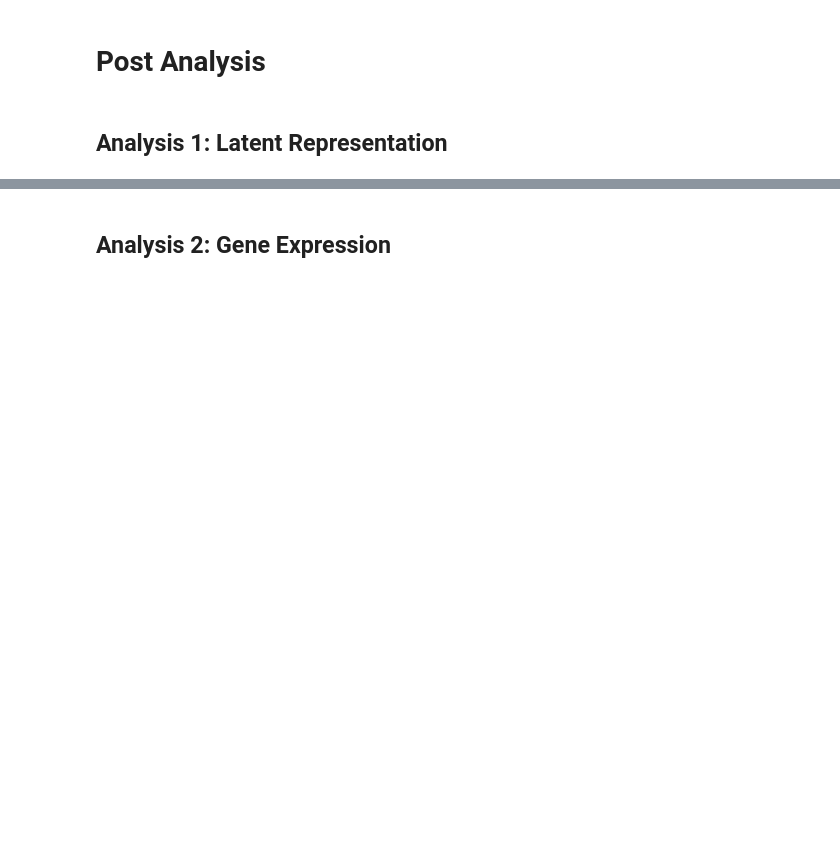
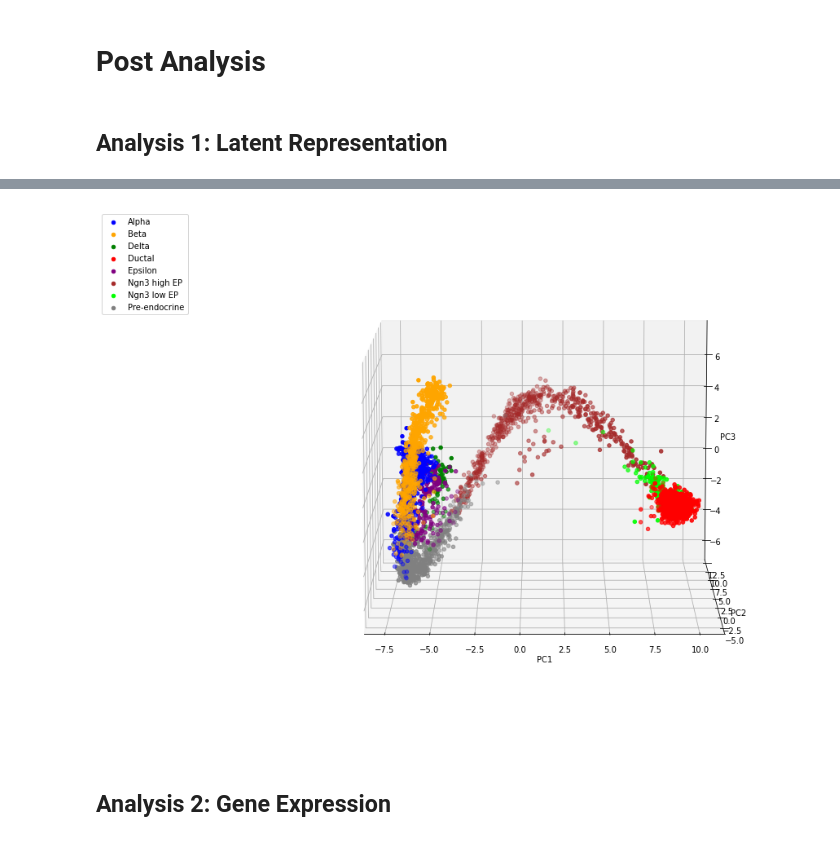
Before and after one commit to welch-lab/VeloVAE, a Jupyter notebook: notebooks/example_vanillapp.ipynb, the cells around one changed output, grey strips where cells are left out. Cells and saved outputs as stored; diff of their text form; code cells hidden in the pictures; blank space fills up the shorter version.

```diff
--- a/notebooks/example_vanillapp.ipynb
+++ b/notebooks/example_vanillapp.ipynb
@@ -125,18 +134,20 @@ rho_pca
 # %%
 cell_labels = adata.obs['clusters'].to_numpy()
 cell_types = np.unique(cell_labels)
 fig=plt.figure(figsize=(15,12))
 ax = fig.add_subplot(projection='3d')
-ax.view_init(10, 60)
+ax.view_init(10, 270)
 for i,x in enumerate((cell_types)):
     ax.scatter(rho_pca[cell_labels==x,0], rho_pca[cell_labels==x,1], rho_pca[cell_labels==x,2], label=x, color=colors[i])
 
 ax.set_xlabel('PC1')
 ax.set_ylabel('PC2')
 ax.set_zlabel('PC3')
 plt.legend(bbox_to_anchor=(-0.15,1.0), loc='upper right')
 plt.show()
 fig.savefig(figure_path+'/rho_pca.png')
+# %% [output]
+[figure, added]
 # %%
 import umap
 # %%
```
Also changed, not shown: parts of 8 cells of this notebook.
